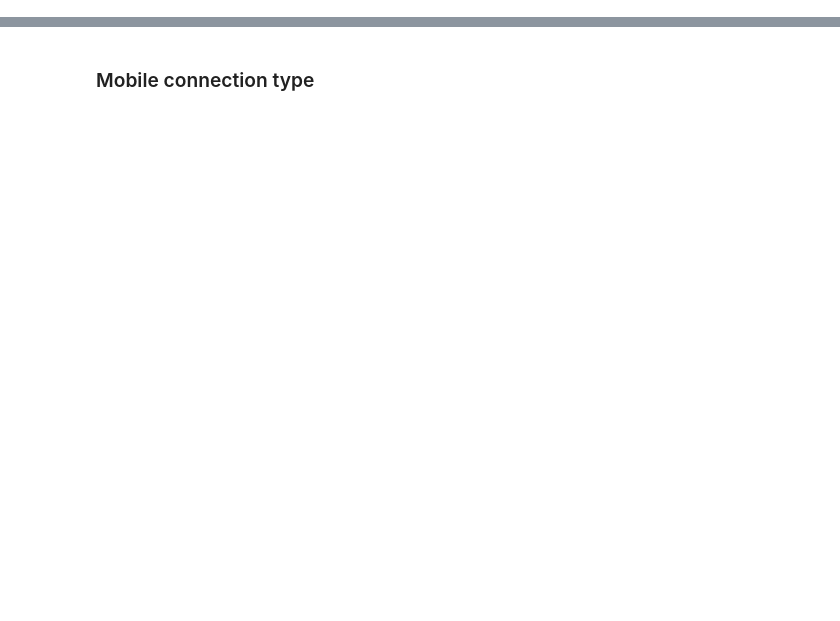
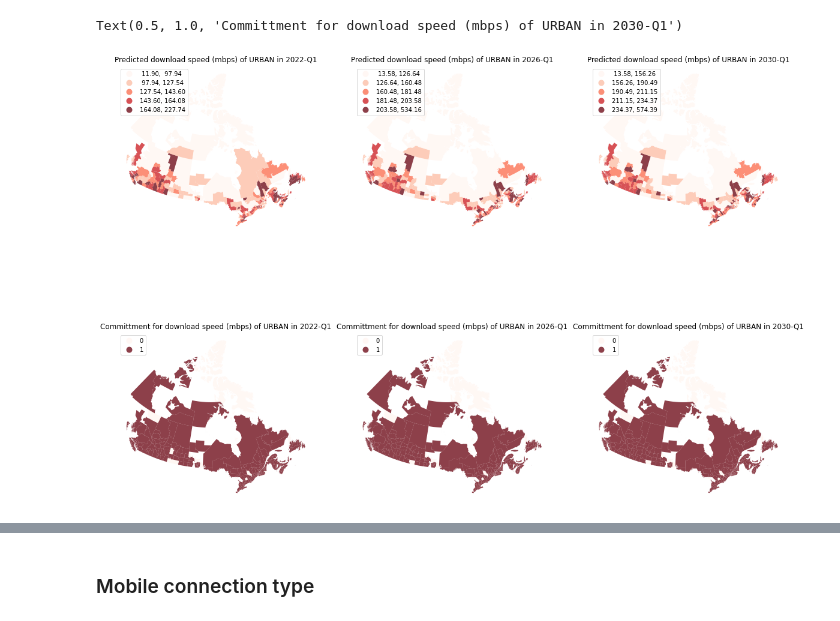
Before and after one commit to rennydoig/ssc22-case-comp, a Jupyter notebook: Daisy_dir/Heat_Map_Plot.ipynb, the cells around one changed output, grey strips where cells are left out. Cells and saved outputs as stored; diff of their text form; code cells hidden in the pictures; blank space fills up the shorter version.

```diff
--- a/Daisy_dir/Heat_Map_Plot.ipynb
+++ b/Daisy_dir/Heat_Map_Plot.ipynb
@@ -41,13 +41,3 @@ for col in colnames:
   s = col + '_class'
   pred_d_ens[s] = [int(p >= 50) for p in pred_d_ens[col]]
   pred_u_ens[s] = [int(p >= 10) for p in pred_u_ens[col]]
-# %%
-#pred_d_ens_fixed = pred_d_ens[pred_d_ens['conn_type']=='fixed']
-#pred_d_ens_mobile = pred_d_ens[pred_d_ens['conn_type']=='mobile']
-#pred_d_ens_fixed.index = range(0, pred_d_ens_fixed.shape[0])
-
-pred_d_ens = pd.merge(pred_d_ens, boundary_dat, on='CDUID', how='left')
-pred_d_ens = gpd.GeoDataFrame(pred_d_ens, geometry='geometry', crs="EPSG:4326")
-
-pred_u_ens = pd.merge(pred_u_ens, boundary_dat, on='CDUID', how='left')
-pred_u_ens = gpd.GeoDataFrame(pred_u_ens, geometry='geometry', crs="EPSG:4326")
@@ -130,0 +91,40 @@ Text(0.5, 1.0, 'Predicted download speed (mbps) for 2030-Q1')
+# %%
+# Urban
+dat_urban = pred_d_ens[(pred_d_ens['conn_type']=='fixed') & (pred_d_ens['is_rural']==False)]
+dat_urban = dat_urban.groupby(by='CDUID',as_index=False).mean()
+dat_urban = pd.merge(dat_urban, boundary_dat, on='CDUID', how='left')
+dat_urban = gpd.GeoDataFrame(dat_urban, geometry='geometry', crs="EPSG:4326")
+colnames=list(pred_d_ens.columns)[5:53]
+for col in colnames:
+  s = col + '_class'
+  dat_urban[s] = [int(p >= 50) for p in dat_urban[col]]
+
+f, axs = plt.subplots(2,3, figsize=(20,15))
+[ax1, ax2, ax3], [ax4, ax5, ax6] = axs
+# Urban 2022Q1
+dat_urban.plot(column = '2022Q1',cmap='Reds',scheme='quantiles',k=5,edgecolor='white',linewidth=0.,alpha=0.75,legend=True,legend_kwds={'loc':2},ax=ax1)
+ax1.set_axis_off()
+ax1.set_title("Predicted download speed (mbps) of URBAN in 2022-Q1")
+# Urban 2026Q1
+dat_urban.plot(column = '2026Q1',cmap='Reds',scheme='quantiles',k=5,edgecolor='white',linewidth=0.,alpha=0.75,legend=True,legend_kwds={'loc':2},ax=ax2)
+ax2.set_axis_off()
+ax2.set_title("Predicted download speed (mbps) of URBAN in 2026-Q1")
+# Urban 2030Q1
+dat_urban.plot(column = '2030Q1',cmap='Reds',scheme='quantiles',k=5,edgecolor='white',linewidth=0.,alpha=0.75,legend=True,legend_kwds={'loc':2},ax=ax3)
+ax3.set_axis_off()
+ax3.set_title("Predicted download speed (mbps) of URBAN in 2030-Q1")
+# Committment Urban 2022Q1
+dat_urban.plot(column = '2022Q1_class',cmap='Reds',edgecolor='white',linewidth=0.,alpha=0.75,legend=True,legend_kwds={'loc':2},categorical=True,ax=ax4)
+ax4.set_axis_off()
+ax4.set_title("Committment for download speed (mbps) of URBAN in 2022-Q1")
+# Committment Urban 2026Q1
+dat_urban.plot(column = '2026Q1_class',cmap='Reds',edgecolor='white',linewidth=0.,alpha=0.75,legend=True,legend_kwds={'loc':2},categorical=True,ax=ax5)
+ax5.set_axis_off()
+ax5.set_title("Committment for download speed (mbps) of URBAN in 2026-Q1")
+# Committment Urban 2030Q1
+dat_urban.plot(column = '2030Q1_class',cmap='Reds',edgecolor='white',linewidth=0.,alpha=0.75,legend=True,legend_kwds={'loc':2},categorical=True,ax=ax6)
+ax6.set_axis_off()
+ax6.set_title("Committment for download speed (mbps) of URBAN in 2030-Q1")
+# %% [output]
+Text(0.5, 1.0, 'Committment for download speed (mbps) of URBAN in 2030-Q1')
+[figure, added]
```
Also changed, not shown: parts of 15 cells of this notebook.
